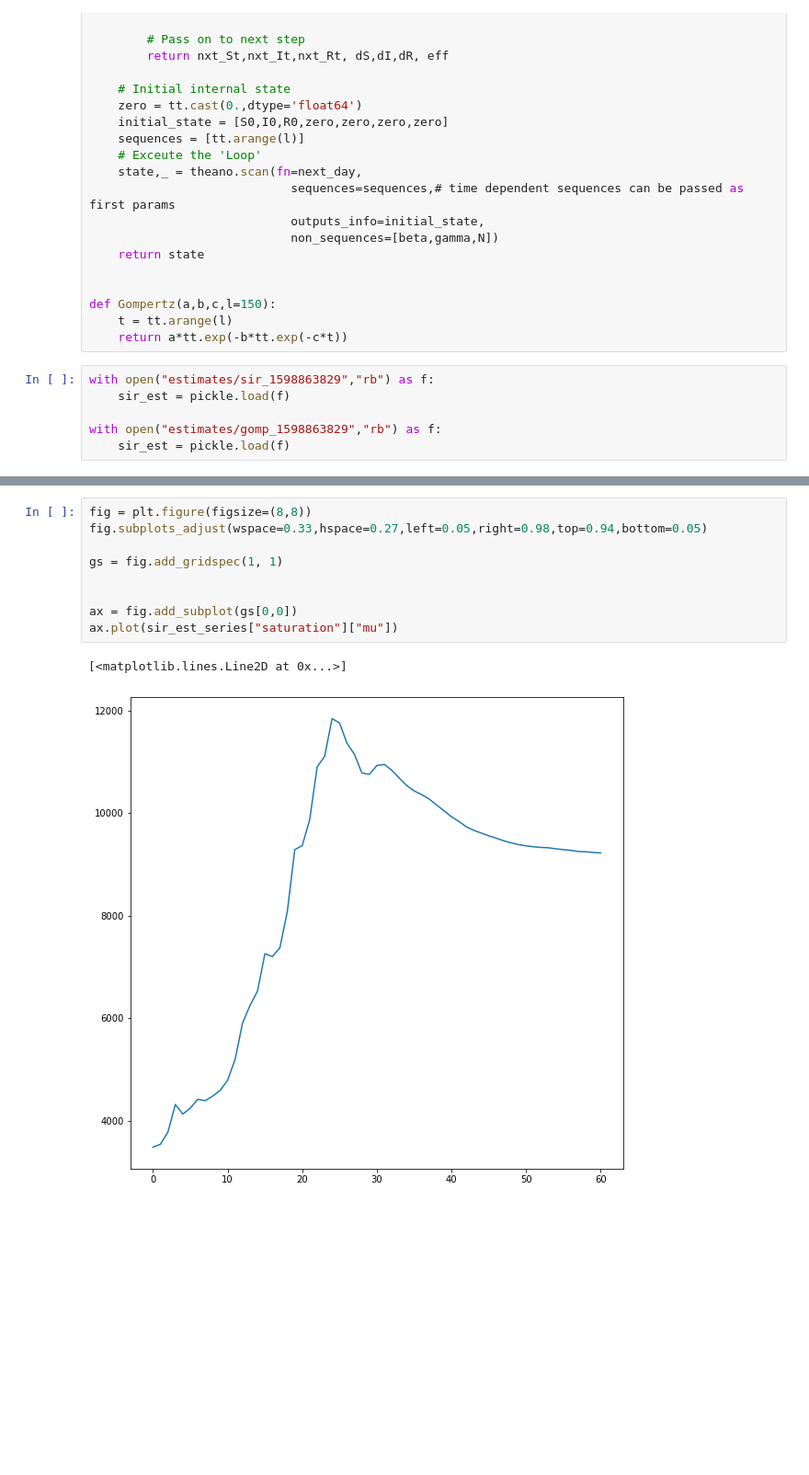
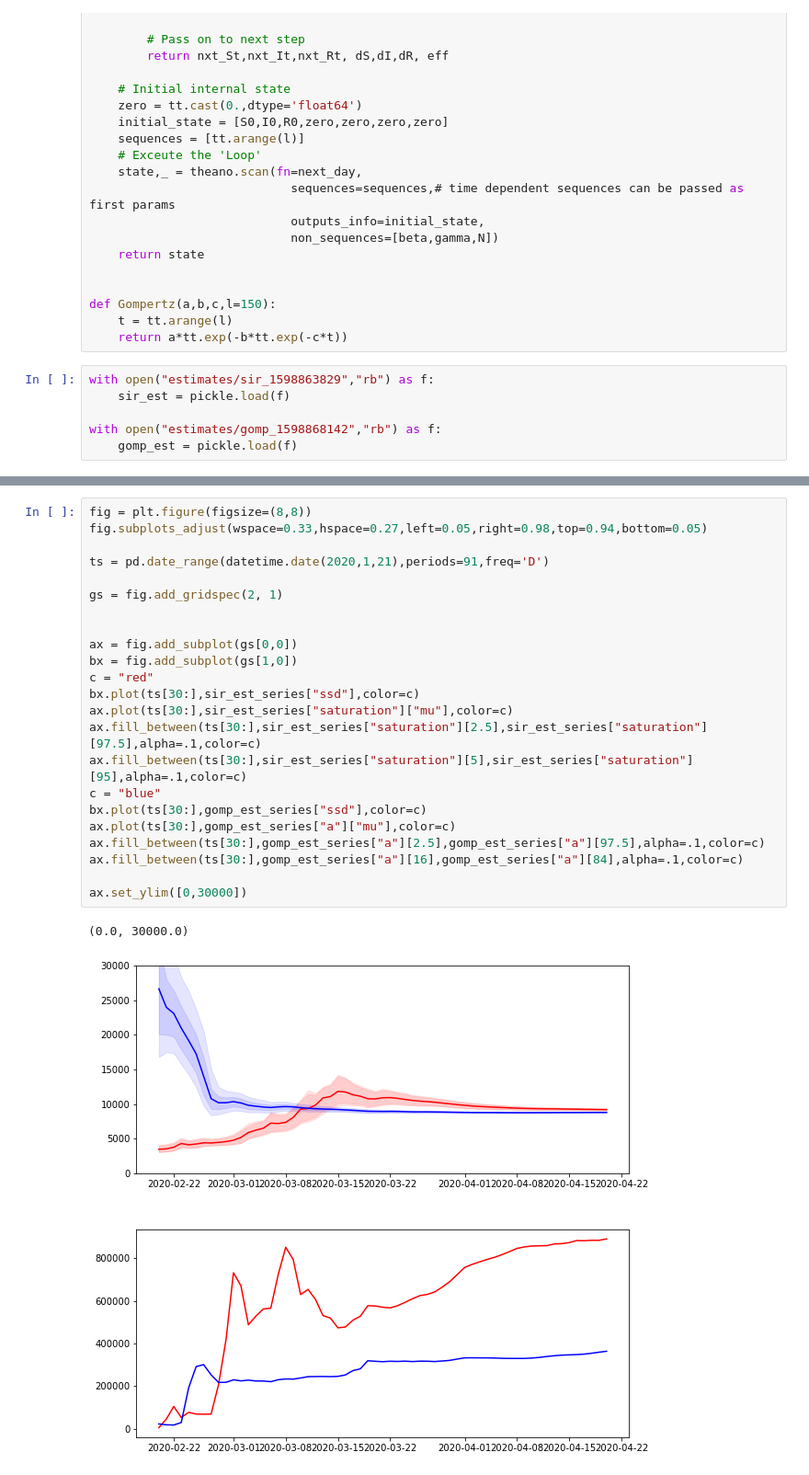
Before and after one commit to matthiaslinden/Covid19Model_GER, a Jupyter notebook: scripts/notebooks/SIRvsGompertzPlot.ipynb, the cells around one changed output, grey strips where cells are left out. Shown at 92% size. Saved outputs shown, nothing was run; the diff lists cells and outputs as text; blank space fills up the shorter version.

Commit message:
Symptomatic Fit working + Comparison Graph of FitSeries

```diff
--- a/scripts/notebooks/SIRvsGompertzPlot.ipynb
+++ b/scripts/notebooks/SIRvsGompertzPlot.ipynb
@@ -66,6 +66,6 @@ def Gompertz(a,b,c,l=150):
 with open("estimates/sir_1598863829","rb") as f:
     sir_est = pickle.load(f)
 
-with open("estimates/gomp_1598863829","rb") as f:
-    sir_est = pickle.load(f)
+with open("estimates/gomp_1598868142","rb") as f:
+    gomp_est = pickle.load(f)
 # %%
@@ -176,14 +140,28 @@ for k,v in sir_est.items():
 
 gomp_est_series = estimation_series
-# %%
-fig = plt.figure(figsize=(8,8))
-fig.subplots_adjust(wspace=0.33,hspace=0.27,left=0.05,right=0.98,top=0.94,bottom=0.05)
-
-gs = fig.add_gridspec(1, 1)
-
-
-ax = fig.add_subplot(gs[0,0])
-ax.plot(sir_est_series["saturation"]["mu"])
-# %% [output]
-[<matplotlib.lines.Line2D at 0x...>]
-[figure, removed]
+# %%
+fig = plt.figure(figsize=(8,8))
+fig.subplots_adjust(wspace=0.33,hspace=0.27,left=0.05,right=0.98,top=0.94,bottom=0.05)
+
+ts = pd.date_range(datetime.date(2020,1,21),periods=91,freq='D')
+
+gs = fig.add_gridspec(2, 1)
+
+
+ax = fig.add_subplot(gs[0,0])
+bx = fig.add_subplot(gs[1,0])
+c = "red"
+bx.plot(ts[30:],sir_est_series["ssd"],color=c)
+ax.plot(ts[30:],sir_est_series["saturation"]["mu"],color=c)
+ax.fill_between(ts[30:],sir_est_series["saturation"][2.5],sir_est_series["saturation"][97.5],alpha=.1,color=c)
+ax.fill_between(ts[30:],sir_est_series["saturation"][5],sir_est_series["saturation"][95],alpha=.1,color=c)
+c = "blue"
+bx.plot(ts[30:],gomp_est_series["ssd"],color=c)
+ax.plot(ts[30:],gomp_est_series["a"]["mu"],color=c)
+ax.fill_between(ts[30:],gomp_est_series["a"][2.5],gomp_est_series["a"][97.5],alpha=.1,color=c)
+ax.fill_between(ts[30:],gomp_est_series["a"][16],gomp_est_series["a"][84],alpha=.1,color=c)
+
+ax.set_ylim([0,30000])
+# %% [output]
+(0.0, 30000.0)
+[figure, added]
```
Also changed, not shown: parts of 2 cells of this notebook, 8 other files.
